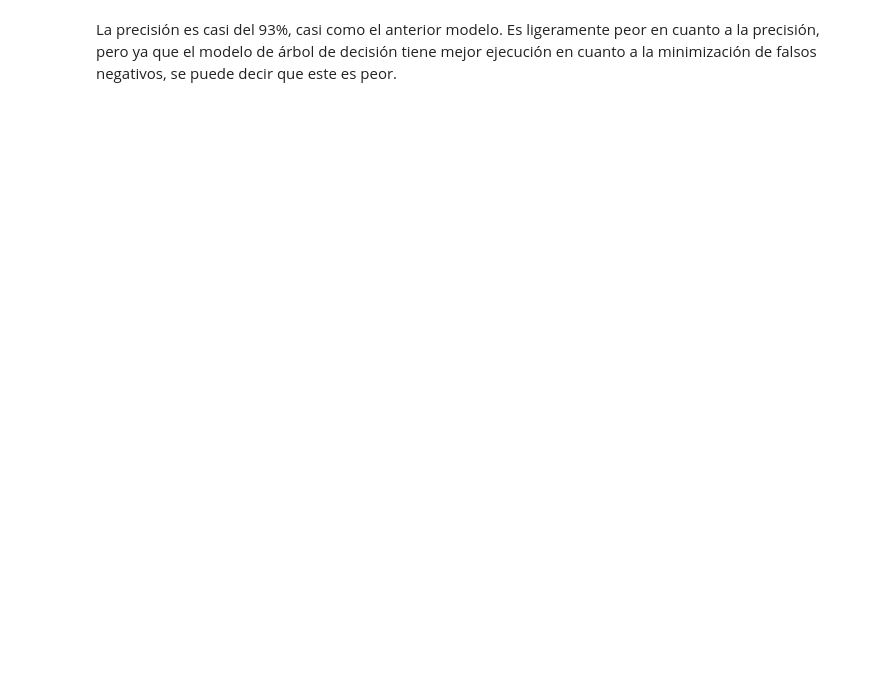
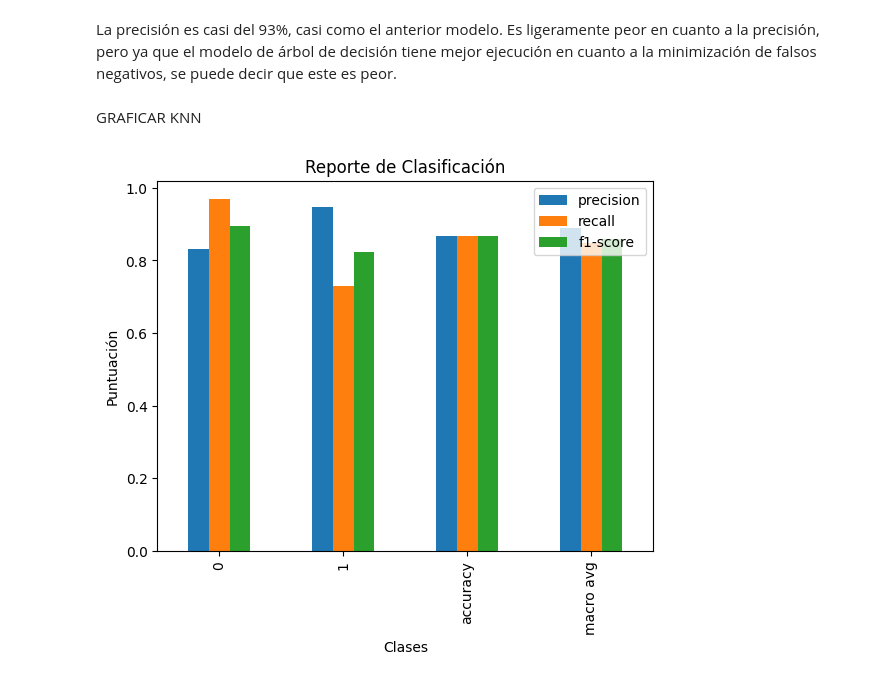
Before and after one commit to Alf-caput/LAB03_Clasificacion, a Jupyter notebook: Practica1LAB03.ipynb, the cells around one changed output. Cells and saved outputs as stored; diff of their text form; code cells hidden in the pictures; blank space fills up the shorter version.

```diff
--- a/Practica1LAB03.ipynb
+++ b/Practica1LAB03.ipynb
@@ -257,2 +434,28 @@ print(f" El valor de exactitud = accuracy es de: {100 * accuracy} %")
 # %% [markdown]
 La precisión es casi del 93%, casi como el anterior modelo.  Es ligeramente peor en cuanto a la precisión, pero ya que el modelo de árbol de decisión tiene mejor ejecución en cuanto a la minimización de falsos negativos, se puede decir que este es peor.
+# %% [markdown]
+GRAFICAR KNN
+# %%
+
+from sklearn.metrics import classification_report
+import pandas as pd
+import seaborn as sns
+import matplotlib.pyplot as plt
+
+# Genera el reporte como un diccionario
+report = classification_report(comparaciones['Diagnosis_Real'], comparaciones['Diagnosis_Pred'], output_dict=True)
+
+# Convierte el diccionario a DataFrame
+report_df = pd.DataFrame(report).transpose()
+
+# Elimina la última fila que contiene los promedios/total
+report_df = report_df[:-1]
+
+# Grafica las métricas para cada clase
+report_df[['precision', 'recall', 'f1-score']].plot(kind='bar')
+plt.title('Reporte de Clasificación')
+plt.xlabel('Clases')
+plt.ylabel('Puntuación')
+plt.show()
+# %% [output]
+[figure, added]
```
Also changed, not shown: parts of 17 cells of this notebook.
